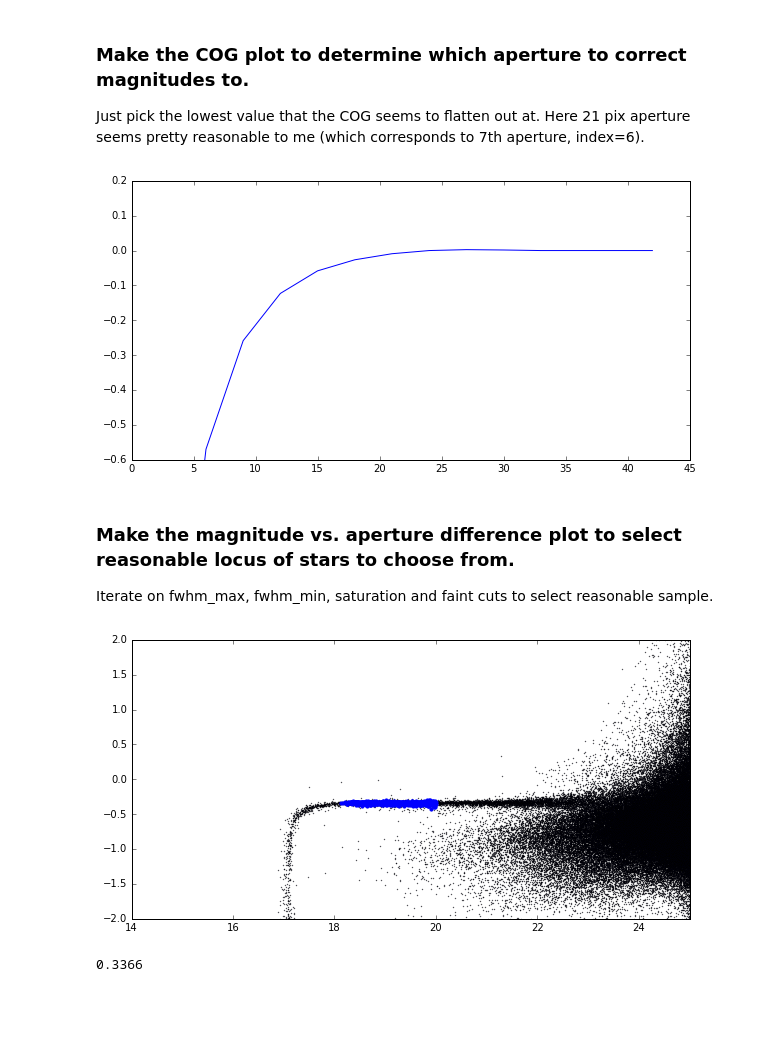
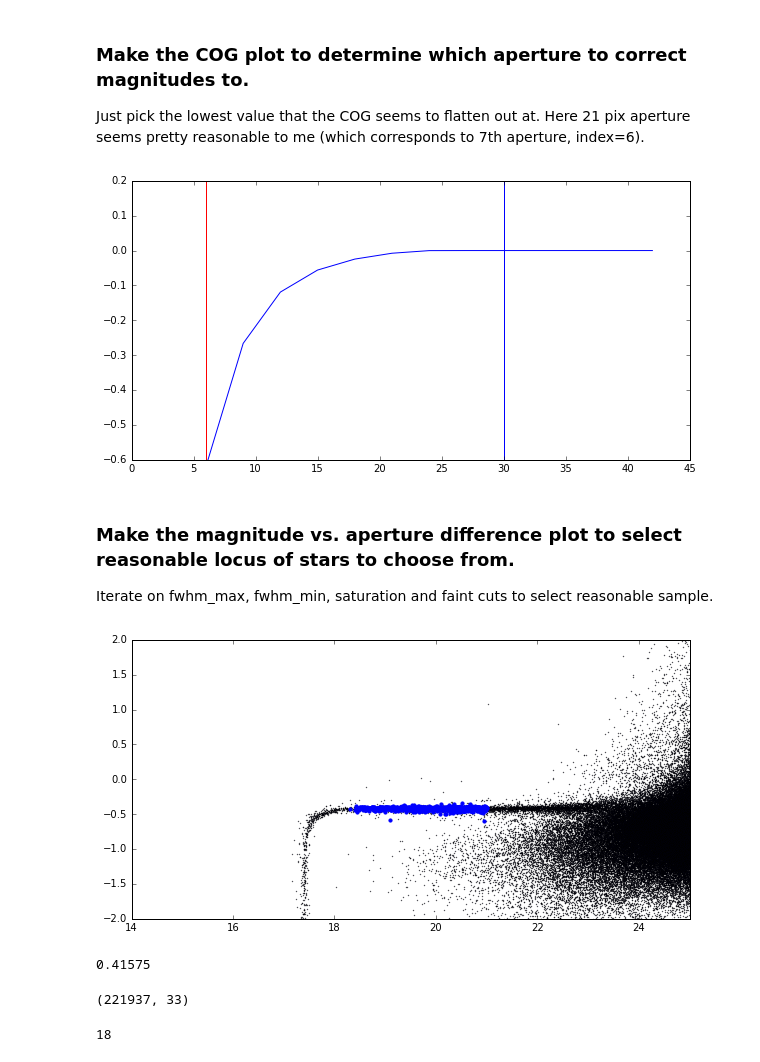
Before and after one commit to zachjennings/sluggs_phot_calibration, a Jupyter notebook: ngvs_bg_1/aperture_photometry_calibrations_bg1_r.ipynb, the cells around one changed output. Saved outputs shown, nothing was run; the diff lists cells and outputs as text; code cells hidden in the pictures; blank space fills up the shorter version.

Commit message:
initial commit of ngvs_bg1_files. also initial commit of aperCor.py

```diff
--- a/ngvs_bg_1/aperture_photometry_calibrations_bg1_r.ipynb
+++ b/ngvs_bg_1/aperture_photometry_calibrations_bg1_r.ipynb
@@ -207,7 +207,7 @@ SyntaxError: invalid syntax (<ipython-input-69-47560b7fcb43>, line 1)
 run = os.system("sex -c "+ config_file + ' ' + file)
 # %%
 #read in the data. take this catalog name from what you specified for the above file.
-data = np.loadtxt('i_bg1_aper_cor.cat')
+data = np.loadtxt('r_bg1_aper_cor.cat')
 # %% [markdown]
 ### Make the merr plot to determine which aperture to use. Could do cuts here, but usually 2x FWHM is easy enough.
 Here 6 pix aperture is pretty clear, which corresponds to the 2nd aperture (index = 1).
@@ -219,20 +219,20 @@ aperCor.make_merr_plot(data,apers)
 ### Make the COG plot to determine which aperture to correct magnitudes to.
 Just pick the lowest value that the COG seems to flatten out at. Here 21 pix aperture seems pretty reasonable to me (which corresponds to  7th aperture, index=6).
 # %%
-aperCor.make_cog_plot(data,apers,ylim=(-0.6,0.2),cor_aper=7)
+aperCor.make_cog_plot(data,apers,ylim=(-0.6,0.2),cor_aper=9,meas_aper=1)
 # %% [output]
-[figure, old version]
+[figure, new version]
 # %% [markdown]
 ### Make the magnitude vs. aperture difference plot to select reasonable locus of stars to choose from.
 Iterate on fwhm_max, fwhm_min, saturation and faint cuts to select reasonable sample.
 # %%
-aper_cor,good = aperCor.calc_aper_cor(data,meas_aper=1,cor_aper=6,fwhm_max=3.2,fwhm_min=2.8,sat_cut=17,faint_cut=20)
+aper_cor,good = aperCor.calc_aper_cor(data,meas_aper=1,cor_aper=7,fwhm_max=3.6,fwhm_min=3.2,sat_cut=17,faint_cut=21)
 # %%
-aperCor.make_diff_plot(data,good,meas_aper=1,cor_aper=6)
+aperCor.make_diff_plot(data,good,meas_aper=1,cor_aper=7)
 # %% [output]
-[figure, old version]
+[figure, new version]
 # %%
 print(aper_cor)
 # %% [output]
-0.3366
+0.41575
 # %%
@@ -240,0 +243,8 @@ np.savetxt('bg1_i_uncorrected.csv',uncorrected_data,delimiter=',',fmt='%10.10f')
+# %%
+data.shape
+# %% [output]
+(221937, 33)
+# %%
+apers[5]
+# %% [output]
+18
```
Also changed, not shown: parts of 5 cells of this notebook, 12 other files.
